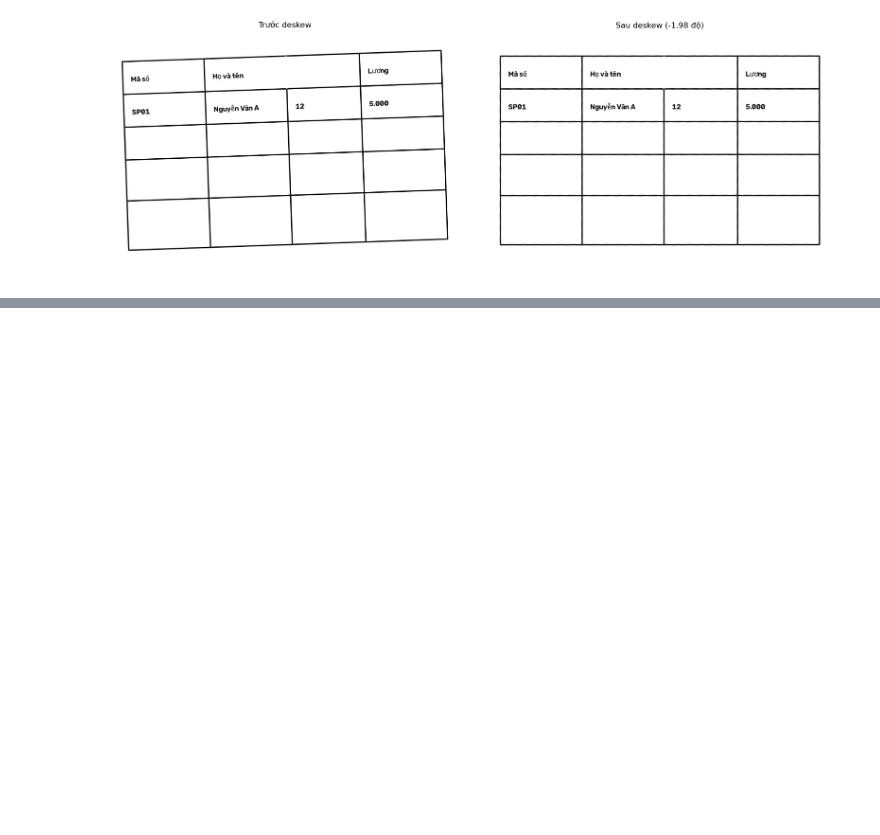
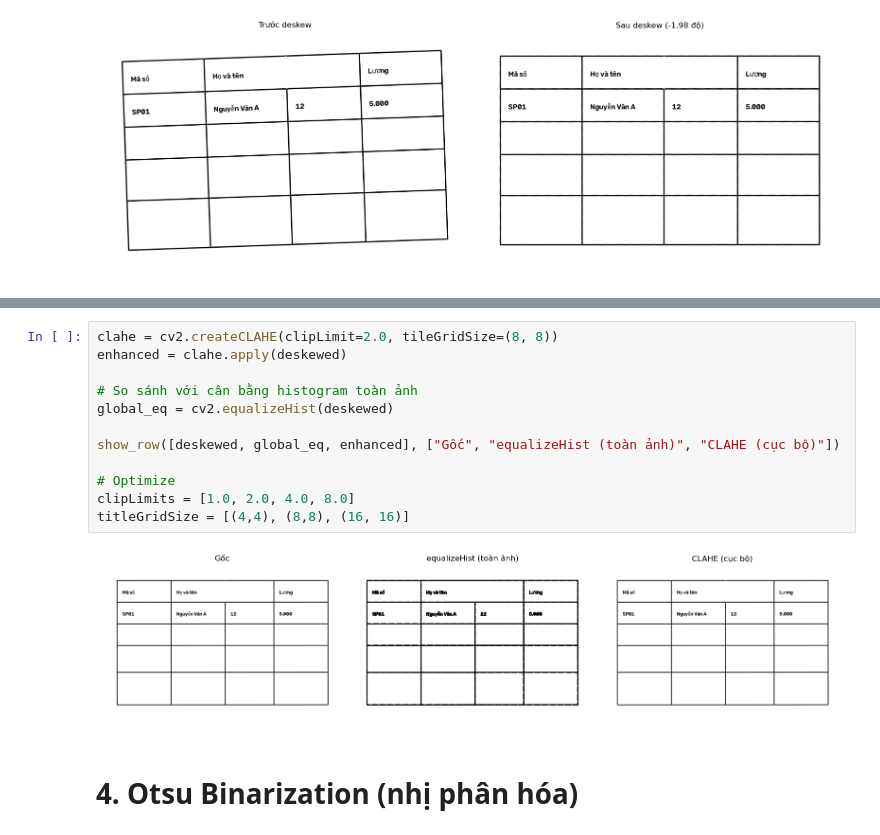
Before and after one commit to AIVIETNAM-AIO-DoHongNhat/ViTable2MD, a Jupyter notebook: table_extraction_opencv_tutorial.ipynb, the cells around one changed output, grey strips where cells are left out. Drawn from its saved outputs; the diff is of its cells as text; blank space fills up the shorter version.

Commit message:
feat(tutorial): CLAHE và Otsu binarization

```diff
--- a/table_extraction_opencv_tutorial.ipynb
+++ b/table_extraction_opencv_tutorial.ipynb
@@ -309 +311,17 @@ Góc nghiêng ước lượng: -1.98 độ
 Bước này rất quan trọng với **ảnh chụp bằng điện thoại**. Với ảnh scan sạch thì tác dụng ít hơn.
+# %%
+clahe = cv2.createCLAHE(clipLimit=2.0, tileGridSize=(8, 8))
+enhanced = clahe.apply(deskewed)
+
+# So sánh với cân bằng histogram toàn ảnh
+global_eq = cv2.equalizeHist(deskewed)
+
+show_row([deskewed, global_eq, enhanced], ["Gốc", "equalizeHist (toàn ảnh)", "CLAHE (cục bộ)"])
+
+# Optimize
+clipLimits = [1.0, 2.0, 4.0, 8.0]
+titleGridSize = [(4,4), (8,8), (16, 16)]
+# %% [output]
+[figure, added]
+# %% [markdown]
+# 4. Otsu Binarization (nhị phân hóa)
```
Also changed, not shown: parts of 3 cells of this notebook, 3 other files.
